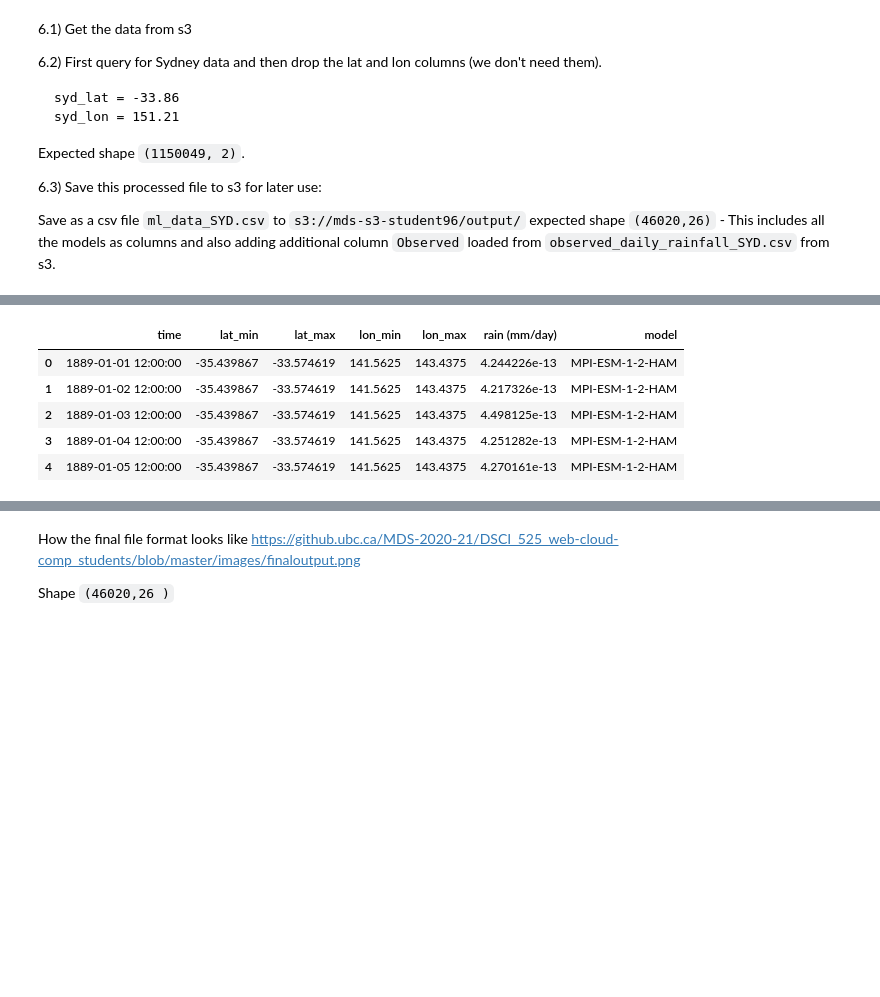
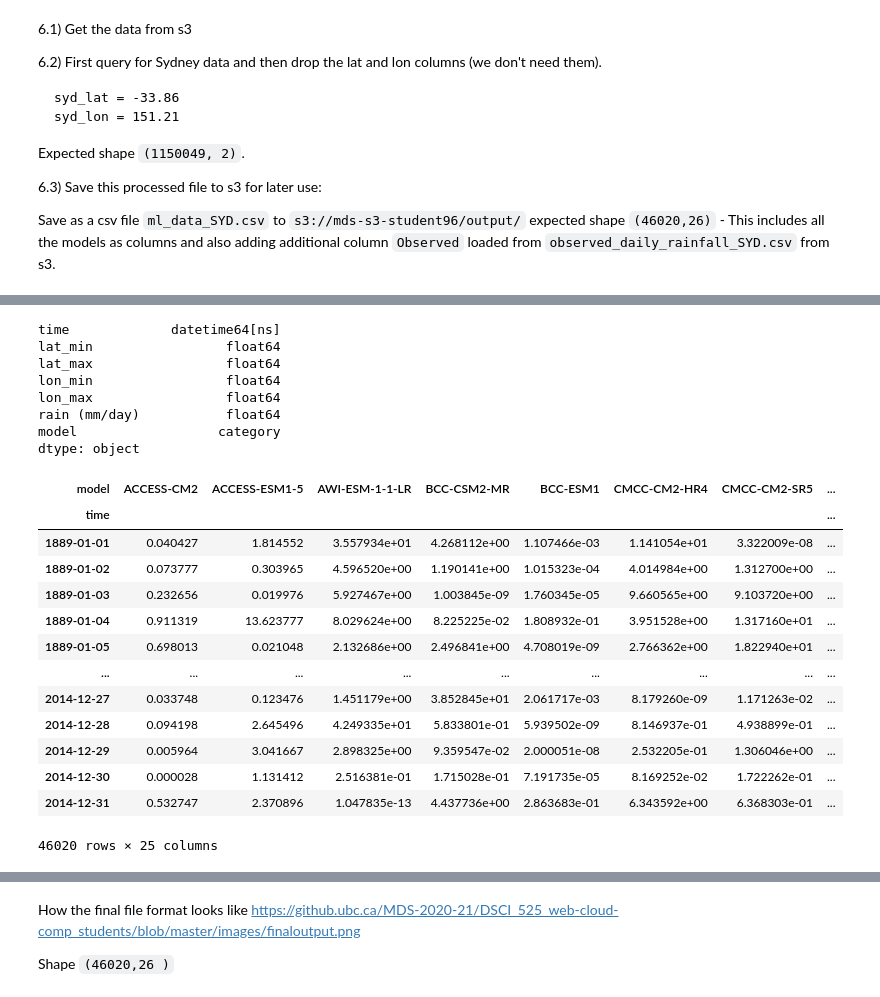
Before and after one commit to UBC-MDS/DSCI_525_group21, a Jupyter notebook: Milestone2.ipynb, the cells around one changed output, grey strips where cells are left out. Cells and saved outputs as stored; diff of their text form; code cells hidden in the pictures; blank space fills up the shorter version.

```diff
--- a/Milestone2.ipynb
+++ b/Milestone2.ipynb
@@ -236,5 +242,5 @@
 # %%
 # Passing your credentials
 ## IMPORTANT: make sure you dont include you secret and key when submitting the notebook
-aws_credentials ={"key": "<use yours>","secret": "<use yours>"} ## dont include you secret and key when submitting the notebook
-df = pd.read_parquet("s3://mds-s3-student96/combined_model_data_parti.parquet", storage_options=aws_credentials)
+aws_credentials ={"key": "AKIATB63UHM3K74IF5OU","secret": "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"} ## dont include you secret and key when submitting the notebook
+df = pd.read_parquet("s3://mds-s3-student60/combined_model_data_parti.parquet", storage_options=aws_credentials)
@@ -244,11 +247,13 @@ Wall time: 8.86 s
 # %%
 ### How the file looks like
 # shape of this file (62513863, 7), how it looks
-df.head()
+df.dtypes
 # %% [output]
-|  | time | lat_min | lat_max | lon_min | lon_max | rain (mm/day) | model |
-| 0 | 1889-01-01 12:00:00 | -35.439867 | -33.574619 | 141.5625 | 143.4375 | 4.244226e-13 | MPI-ESM-1-2-HAM |
-| 1 | 1889-01-02 12:00:00 | -35.439867 | -33.574619 | 141.5625 | 143.4375 | 4.217326e-13 | MPI-ESM-1-2-HAM |
-| 2 | 1889-01-03 12:00:00 | -35.439867 | -33.574619 | 141.5625 | 143.4375 | 4.498125e-13 | MPI-ESM-1-2-HAM |
-| 3 | 1889-01-04 12:00:00 | -35.439867 | -33.574619 | 141.5625 | 143.4375 | 4.251282e-13 | MPI-ESM-1-2-HAM |
-| 4 | 1889-01-05 12:00:00 | -35.439867 | -33.574619 | 141.5625 | 143.4375 | 4.270161e-13 | MPI-ESM-1-2-HAM |
+time             datetime64[ns]
+lat_min                 float64
+lat_max                 float64
+lon_min                 float64
+lon_max                 float64
+rain (mm/day)           float64
+model                  category
+dtype: object
@@ -256,0 +260,23 @@ df.head()
+# %%
+df_clean = df[(df.lat_min <= -33.86) & (df.lat_max >= -33.86)  &
+      (df.lon_min <= 151.21) & (df.lon_max >= 151.21) ]
+df_clean = df_clean[['time','rain (mm/day)','model']]
+df_clean.loc[df_clean.time.dt.hour == 12,'time'] = df_clean.time.dt.floor('d')
+# %%
+df_pvt = df_clean.pivot(index='time', columns='model', values='rain (mm/day)')
+df_pvt
+# %% [output]
+| model | ACCESS-CM2 | ACCESS-ESM1-5 | AWI-ESM-1-1-LR | BCC-CSM2-MR | BCC-ESM1 | CMCC-CM2-HR4 | CMCC-CM2-SR5 | ... |
+| time |  |  |  |  |  |  |  | ... |
+| 1889-01-01 | 0.040427 | 1.814552 | 3.557934e+01 | 4.268112e+00 | 1.107466e-03 | 1.141054e+01 | 3.322009e-08 | ... |
+| 1889-01-02 | 0.073777 | 0.303965 | 4.596520e+00 | 1.190141e+00 | 1.015323e-04 | 4.014984e+00 | 1.312700e+00 | ... |
+| 1889-01-03 | 0.232656 | 0.019976 | 5.927467e+00 | 1.003845e-09 | 1.760345e-05 | 9.660565e+00 | 9.103720e+00 | ... |
+| 1889-01-04 | 0.911319 | 13.623777 | 8.029624e+00 | 8.225225e-02 | 1.808932e-01 | 3.951528e+00 | 1.317160e+01 | ... |
+| 1889-01-05 | 0.698013 | 0.021048 | 2.132686e+00 | 2.496841e+00 | 4.708019e-09 | 2.766362e+00 | 1.822940e+01 | ... |
+| ... | ... | ... | ... | ... | ... | ... | ... | ... |
+| 2014-12-27 | 0.033748 | 0.123476 | 1.451179e+00 | 3.852845e+01 | 2.061717e-03 | 8.179260e-09 | 1.171263e-02 | ... |
+| 2014-12-28 | 0.094198 | 2.645496 | 4.249335e+01 | 5.833801e-01 | 5.939502e-09 | 8.146937e-01 | 4.938899e-01 | ... |
+| 2014-12-29 | 0.005964 | 3.041667 | 2.898325e+00 | 9.359547e-02 | 2.000051e-08 | 2.532205e-01 | 1.306046e+00 | ... |
+| 2014-12-30 | 0.000028 | 1.131412 | 2.516381e-01 | 1.715028e-01 | 7.191735e-05 | 8.169252e-02 | 1.722262e-01 | ... |
+| 2014-12-31 | 0.532747 | 2.370896 | 1.047835e-13 | 4.437736e+00 | 2.863683e-01 | 6.343592e+00 | 6.368303e-01 | ... |
+46020 rows × 25 columns
```
Also changed, not shown: parts of 9 cells of this notebook, 1 other file.
